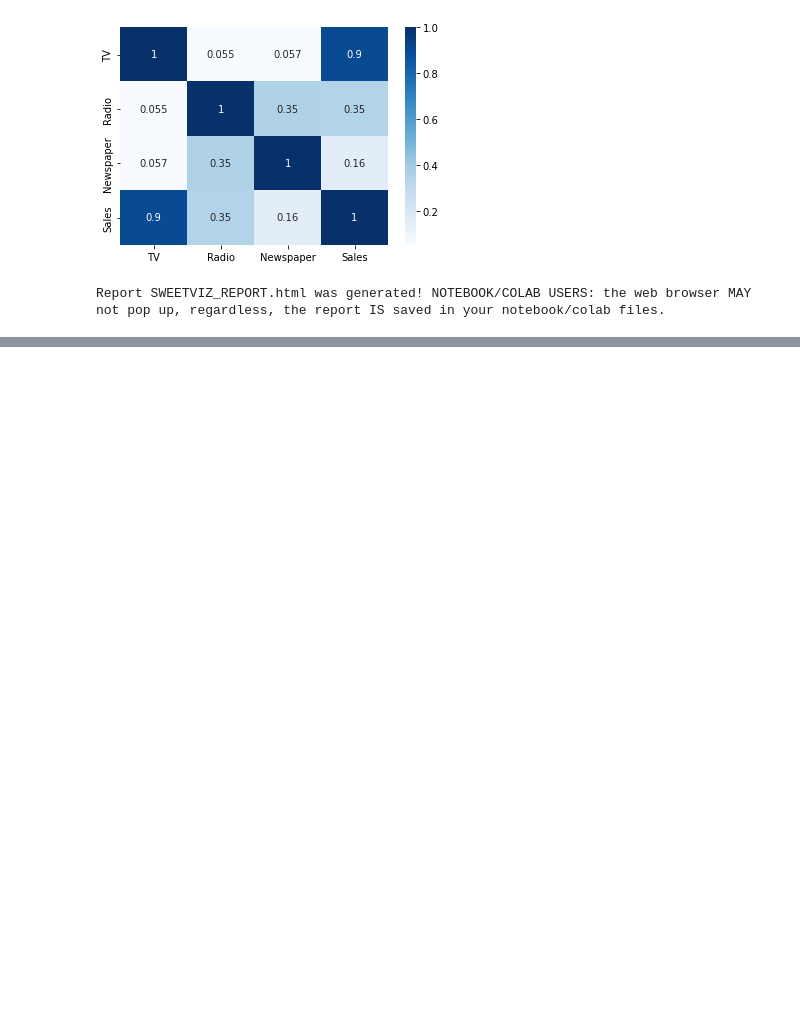
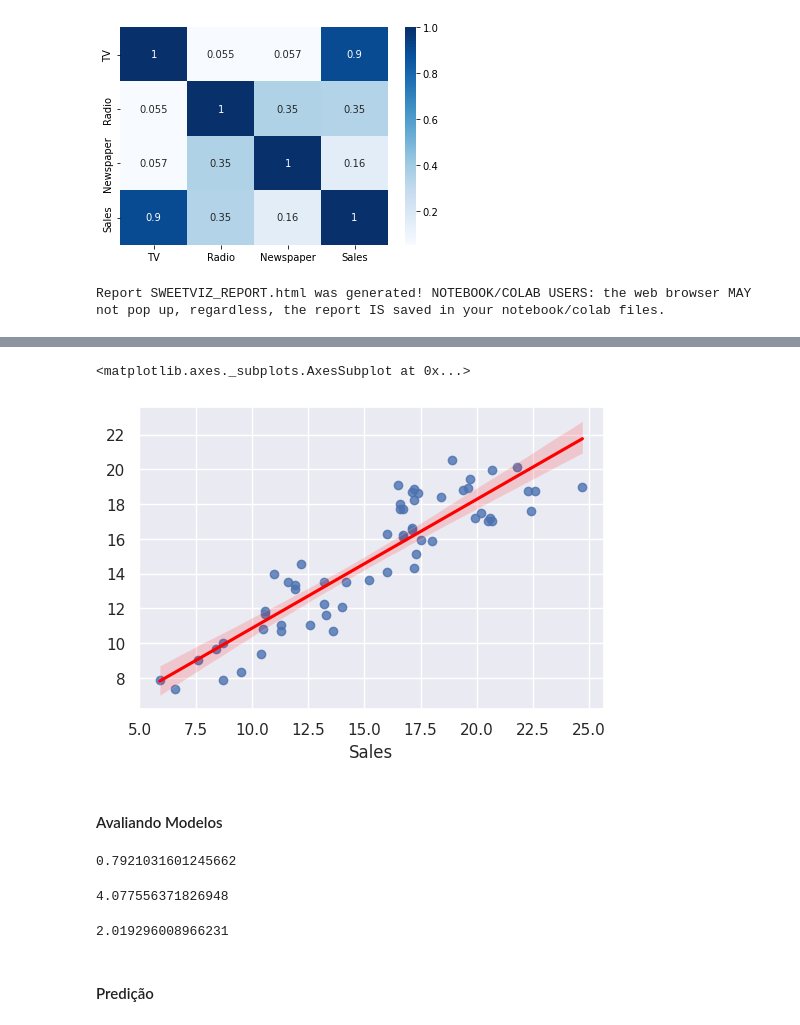
Before and after one commit to joanasampaio07/joanasampaio07, a Jupyter notebook: Maratona_Ciência_de_Dados_do_zero_a_primeira_vaga.ipynb, the cells around one changed output, grey strips where cells are left out. Drawn from its saved outputs; the diff is of its cells as text; code cells hidden in the pictures; blank space fills up the shorter version.

```diff
--- a/Maratona_Ciência_de_Dados_do_zero_a_primeira_vaga.ipynb
+++ b/Maratona_Ciência_de_Dados_do_zero_a_primeira_vaga.ipynb
@@ -134,0 +213,2 @@ Report SWEETVIZ_REPORT.html was generated! NOTEBOOK/COLAB USERS: the web browser
+# %%
+X_train, X_test, y_train, y_test = train_test_split(X, y, train_size=0.7, test_size=0.3, random_state=100)
@@ -134,0 +259,2 @@ Report SWEETVIZ_REPORT.html was generated! NOTEBOOK/COLAB USERS: the web browser
+# %%
+lr = LinearRegression()
@@ -134,0 +265,2 @@ Report SWEETVIZ_REPORT.html was generated! NOTEBOOK/COLAB USERS: the web browser
+# %%
+lr.fit(X_train, y_train)
@@ -134,0 +275,2 @@ Report SWEETVIZ_REPORT.html was generated! NOTEBOOK/COLAB USERS: the web browser
+# %%
+pred = lr.predict(X_test)
@@ -134,0 +286,24 @@ Report SWEETVIZ_REPORT.html was generated! NOTEBOOK/COLAB USERS: the web browser
+# %%
+sns.regplot(y_test, pred, line_kws={"color": "red"})
+# %% [output]
+<matplotlib.axes._subplots.AxesSubplot at 0x...>
+[figure, added]
+# %% [markdown]
+#### Avaliando Modelos
+# %%
+r2 = r2_score(y_test, pred)
+print(r2)
+# %% [output]
+0.7921031601245662
+# %%
+mse = mean_squared_error(y_test, pred)
+print(mse)
+# %% [output]
+4.077556371826948
+# %%
+rmse = np.sqrt(mse)
+print(rmse)
+# %% [output]
+2.019296008966231
+# %% [markdown]
+#### Predição
```
Also changed, not shown: parts of 33 cells of this notebook.
